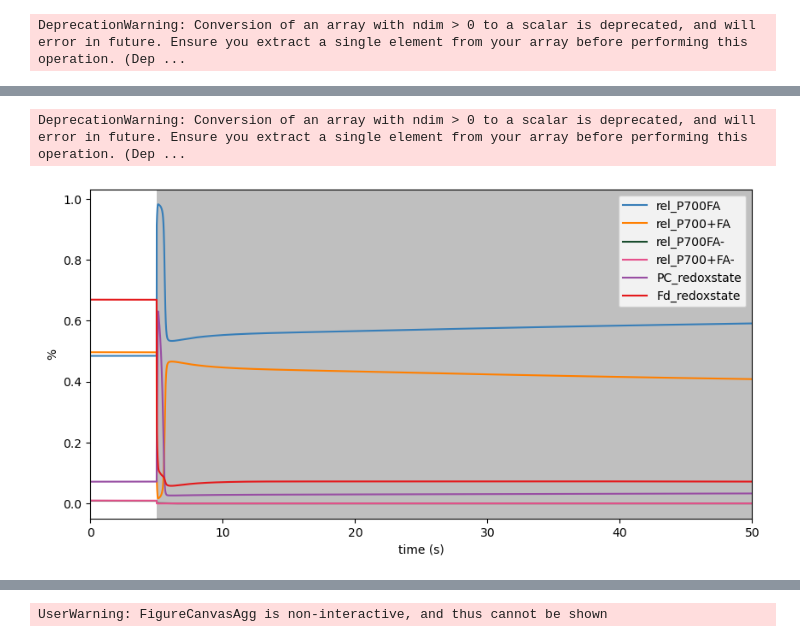
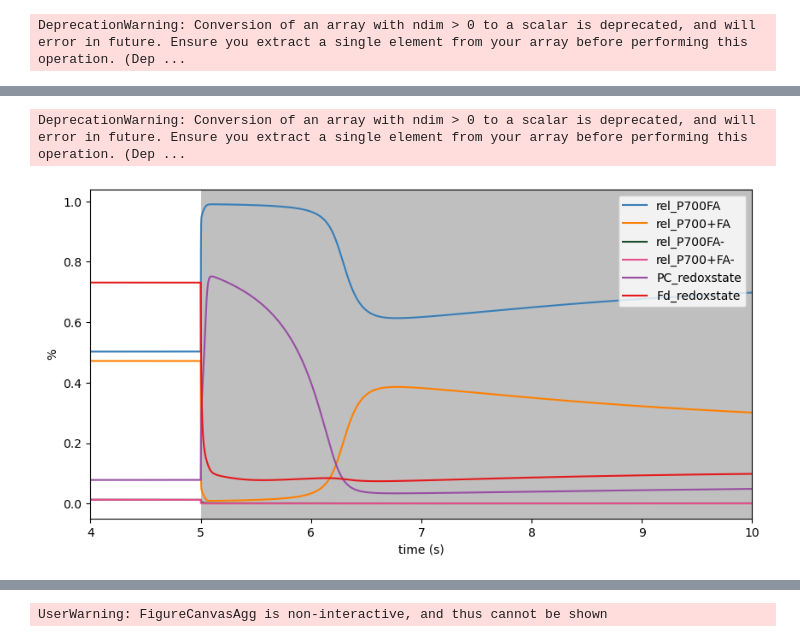
Before and after one commit to A-Potthoff/QTB_modeling, a Jupyter notebook: analyses/investigate_PS1_behaviour.ipynb, the cells around one changed output, grey strips where cells are left out. Cells and saved outputs as stored; diff of their text form; code cells hidden in the pictures.

```diff
--- a/analyses/investigate_PS1_behaviour.ipynb
+++ b/analyses/investigate_PS1_behaviour.ipynb
@@ -102,16 +111,16 @@ def plot_change(results_df, t_borders = (0, 75), x_label = "time (s)", y_label =
 # %%
 # analysing dark to light transition
 
-pfd_dark = 60
+pfd_dark = 30
 pfd_light = 1000
 t_to_0 = 5
 t_after_0 = 100
-t_display_end = 50
+t_borders = [3, 33]
 
 simulate_change(s, y1, "pfd", pfd_dark, pfd_light, t_to_0, t_after_0)
 
 results_df = s.get_full_results_df()
 
 fig,ax = plot_change(results_df = results_df.loc[:, ["rel_P700FA", "rel_P700+FA", "rel_P700FA-", "rel_P700+FA-", "PC_redoxstate", "Fd_redoxstate"]],
-                    t_borders = [0,t_display_end])
+                    t_borders = t_borders)
 # %% [output]
@@ -128,18 +136,18 @@ fig.savefig(f"{folder}{name}.png", pad_inches = 0.1, bbox_inches = "tight")
 # %%
 # analysing light to dark transition
 
-pfd_dark = 60
+pfd_dark = 30
 pfd_light = 1000
 t_to_0 = 5
 t_after_0 = 100
-t_display_end = 20
+t_borders = [4, 10]
 
 simulate_change(s, y1, "pfd", pfd_light, pfd_dark, t_to_0, t_after_0)
 
 results_df = s.get_full_results_df()
 
-fig,ax = plot_change(results_df.loc[:, ["rel_P700FA", "rel_P700+FA", "rel_P700FA-", "rel_P700+FA-", "PC_redoxstate", "Fd_redoxstate"]],
-                    t_to_0, [0,t_display], t_dark = (t_to_0, t_to_0 + t_after_0))
+fig,ax = plot_change(results_df = results_df.loc[:, ["rel_P700FA", "rel_P700+FA", "rel_P700FA-", "rel_P700+FA-", "PC_redoxstate", "Fd_redoxstate"]],
+                    t_borders= t_borders, t_dark = (t_to_0, t_to_0 + t_after_0))
 # %% [output]
 DeprecationWarning: Conversion of an array with ndim > 0 to a scalar is deprecated, and will error in future. Ensure you extract a single element from your array before performing this operation. (Dep ...
-[figure, old version]
+[figure, new version]
```
Also changed, not shown: parts of 6 cells of this notebook, 10 other files.
